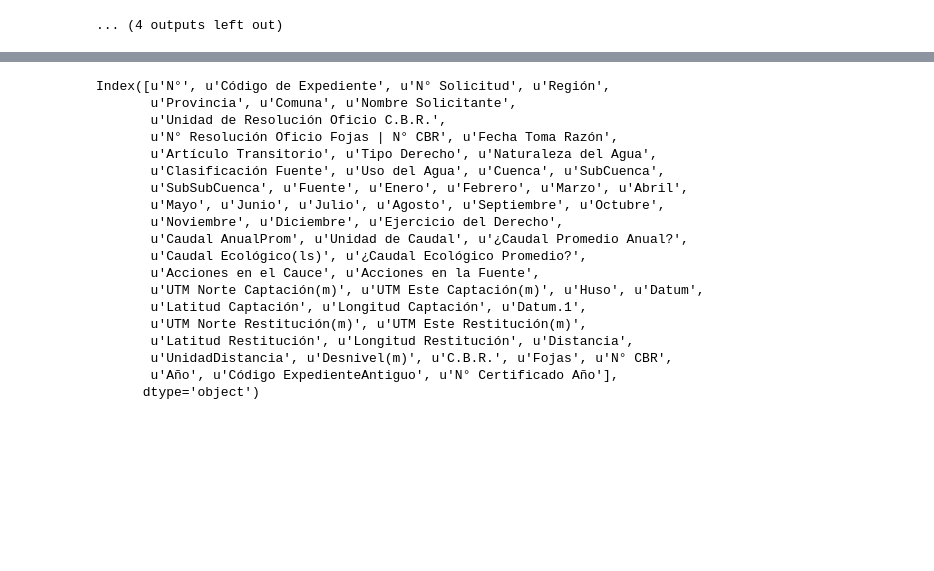
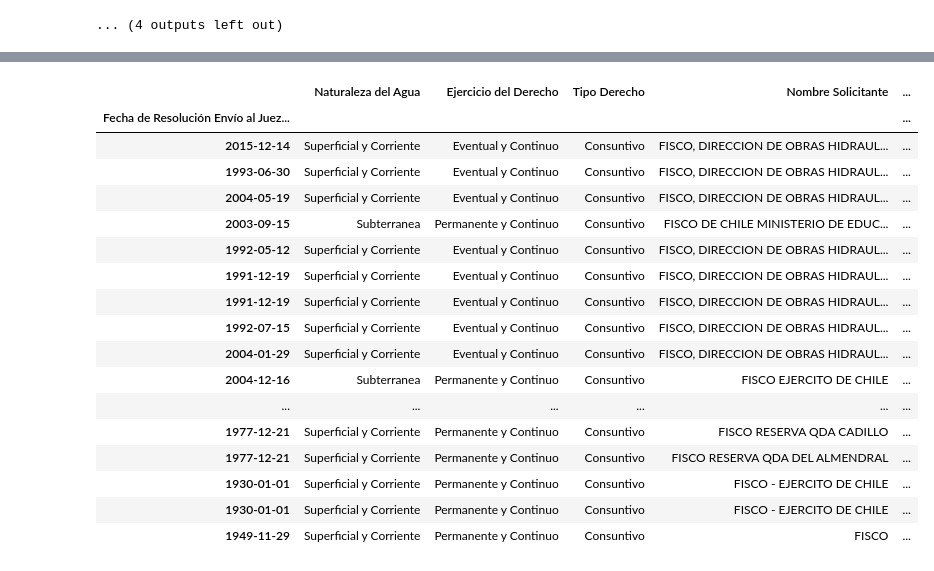
Before and after one commit to collabmarket/data_dga, a Jupyter notebook: ddaa.ipynb, the cells around one changed output, grey strips where cells are left out. Saved outputs shown, nothing was run; the diff lists cells and outputs as text; code cells hidden in the pictures; blank space fills up the shorter version.

```diff
--- a/ddaa.ipynb
+++ b/ddaa.ipynb
@@ -168,22 +135,21 @@ df[df.loc[:,short['usuario']].str.contains(pattern)][columns]
-# %%
-df.columns
-# %% [output]
-Index([u'N°', u'Código de Expediente', u'N° Solicitud', u'Región',
-       u'Provincia', u'Comuna', u'Nombre Solicitante',
-       u'Unidad de Resolución Oficio C.B.R.',
-       u'N° Resolución Oficio Fojas | N° CBR', u'Fecha Toma Razón',
-       u'Artículo Transitorio', u'Tipo Derecho', u'Naturaleza del Agua',
-       u'Clasificación Fuente', u'Uso del Agua', u'Cuenca', u'SubCuenca',
-       u'SubSubCuenca', u'Fuente', u'Enero', u'Febrero', u'Marzo', u'Abril',
-       u'Mayo', u'Junio', u'Julio', u'Agosto', u'Septiembre', u'Octubre',
-       u'Noviembre', u'Diciembre', u'Ejercicio del Derecho',
-       u'Caudal AnualProm', u'Unidad de Caudal', u'¿Caudal Promedio Anual?',
-       u'Caudal Ecológico(ls)', u'¿Caudal Ecológico Promedio?',
-       u'Acciones en el Cauce', u'Acciones en la Fuente',
-       u'UTM Norte Captación(m)', u'UTM Este Captación(m)', u'Huso', u'Datum',
-       u'Latitud Captación', u'Longitud Captación', u'Datum.1',
-       u'UTM Norte Restitución(m)', u'UTM Este Restitución(m)',
-       u'Latitud Restitución', u'Longitud Restitución', u'Distancia',
-       u'UnidadDistancia', u'Desnivel(m)', u'C.B.R.', u'Fojas', u'N° CBR',
-       u'Año', u'Código ExpedienteAntiguo', u'N° Certificado Año'],
-      dtype='object')
+# %%
+busca(df, 'FISCO')
+# %% [output]
+|  | Naturaleza del Agua | Ejercicio del Derecho | Tipo Derecho | Nombre Solicitante | ... |
+| Fecha de Resolución Envío al Juez... |  |  |  |  | ... |
+| 2015-12-14 | Superficial y Corriente | Eventual y Continuo | Consuntivo | FISCO, DIRECCION DE OBRAS HIDRAUL... | ... |
+| 1993-06-30 | Superficial y Corriente | Eventual y Continuo | Consuntivo | FISCO, DIRECCION DE OBRAS HIDRAUL... | ... |
+| 2004-05-19 | Superficial y Corriente | Eventual y Continuo | Consuntivo | FISCO, DIRECCION DE OBRAS HIDRAUL... | ... |
+| 2003-09-15 | Subterranea | Permanente y Continuo | Consuntivo | FISCO DE CHILE MINISTERIO DE EDUC... | ... |
+| 1992-05-12 | Superficial y Corriente | Eventual y Continuo | Consuntivo | FISCO, DIRECCION DE OBRAS HIDRAUL... | ... |
+| 1991-12-19 | Superficial y Corriente | Eventual y Continuo | Consuntivo | FISCO, DIRECCION DE OBRAS HIDRAUL... | ... |
+| 1991-12-19 | Superficial y Corriente | Eventual y Continuo | Consuntivo | FISCO, DIRECCION DE OBRAS HIDRAUL... | ... |
+| 1992-07-15 | Superficial y Corriente | Eventual y Continuo | Consuntivo | FISCO, DIRECCION DE OBRAS HIDRAUL... | ... |
+| 2004-01-29 | Superficial y Corriente | Eventual y Continuo | Consuntivo | FISCO, DIRECCION DE OBRAS HIDRAUL... | ... |
+| 2004-12-16 | Subterranea | Permanente y Continuo | Consuntivo | FISCO EJERCITO DE CHILE | ... |
+| ... | ... | ... | ... | ... | ... |
+| 1977-12-21 | Superficial y Corriente | Permanente y Continuo | Consuntivo | FISCO RESERVA QDA CADILLO | ... |
+| 1977-12-21 | Superficial y Corriente | Permanente y Continuo | Consuntivo | FISCO RESERVA QDA DEL ALMENDRAL | ... |
+| 1930-01-01 | Superficial y Corriente | Permanente y Continuo | Consuntivo | FISCO - EJERCITO DE CHILE | ... |
+| 1930-01-01 | Superficial y Corriente | Permanente y Continuo | Consuntivo | FISCO - EJERCITO DE CHILE | ... |
+| 1949-11-29 | Superficial y Corriente | Permanente y Continuo | Consuntivo | FISCO | ... |
```
Also changed, not shown: parts of 6 cells of this notebook, 3 other files.
